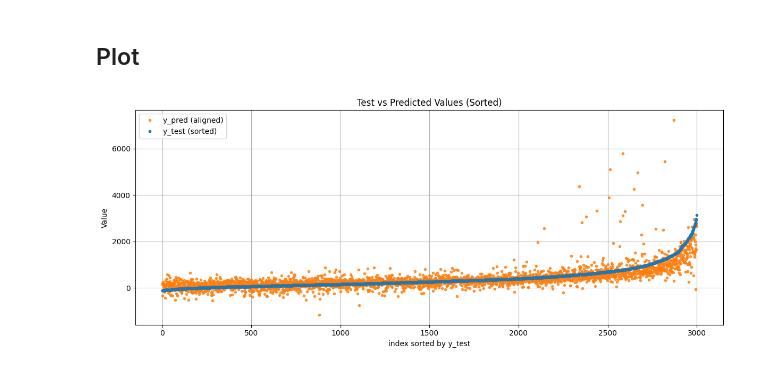
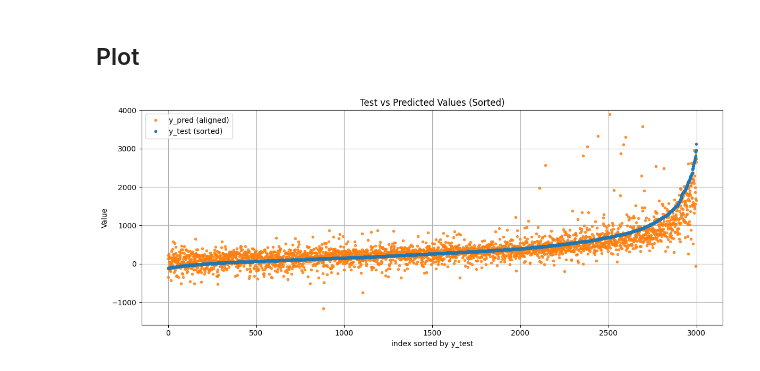
Before and after one commit to PSU-DAAN822-FA25-Group4/data-collection, a Jupyter notebook: clv_model.ipynb, the cells around one changed output. Cells and saved outputs as stored; diff of their text form; code cells hidden in the pictures.

```diff
--- a/clv_model.ipynb
+++ b/clv_model.ipynb
@@ -125,16 +125,17 @@ y_pred_sorted_by_test = y_pred[sorted_indecies.values]
 # %%
 plt.figure(figsize=(12, 5))
 
 # Use y_test_sorted as the X-axis
 plt.plot(y_pred_sorted_by_test, label="y_pred (aligned)", alpha=0.8, linestyle='', marker = '.', color = 'tab:orange')
 plt.plot(y_test_sorted.values, label="y_test (sorted)", linestyle='', marker = '.', color = 'tab:blue')
 
 plt.xlabel("index sorted by y_test")
 plt.ylabel("Value")
 plt.title("Test vs Predicted Values (Sorted)")
 plt.legend()
 plt.grid(True)
+plt.ylim(top=4000)
 plt.tight_layout()
 plt.show()
 # %% [output]
-[figure, old version]
+[figure, new version]
```
